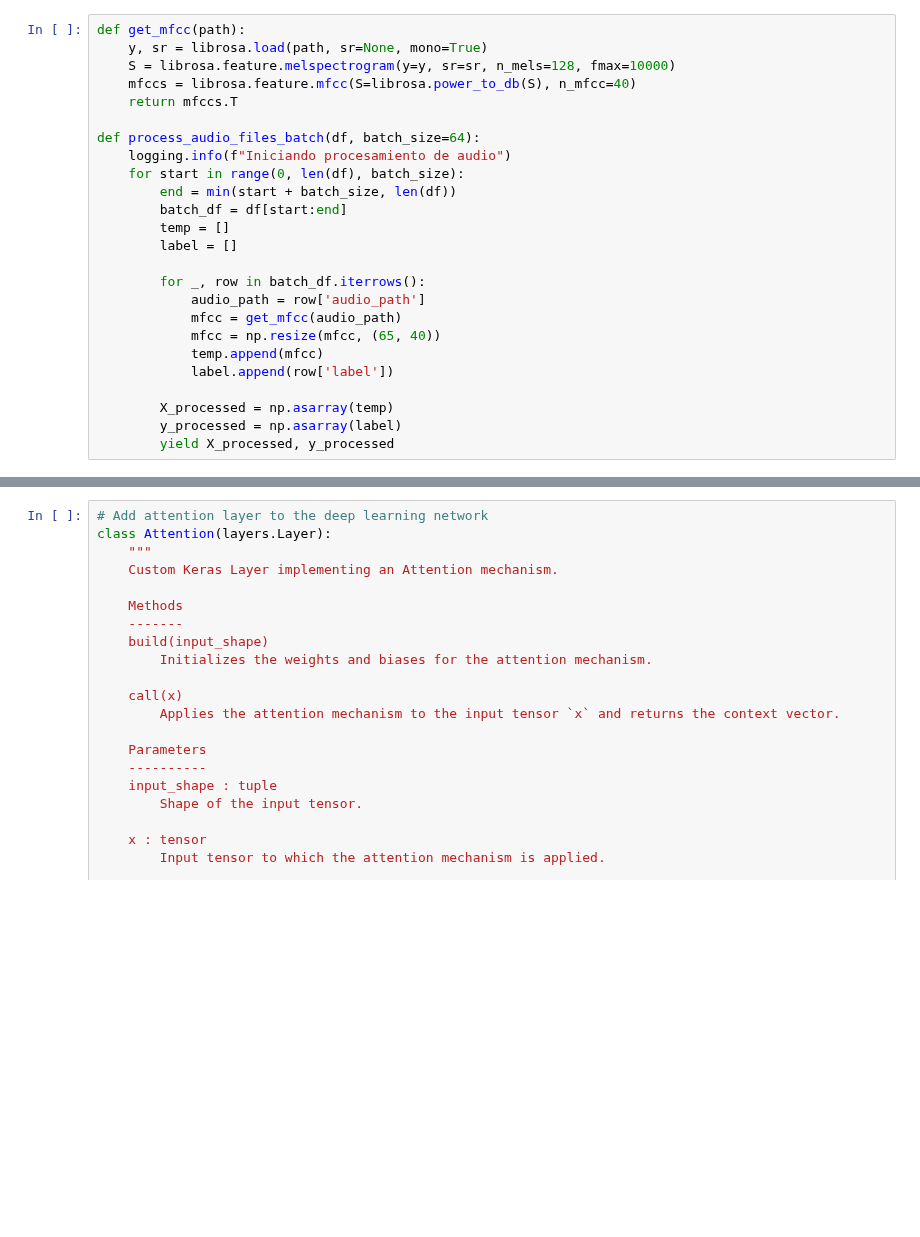
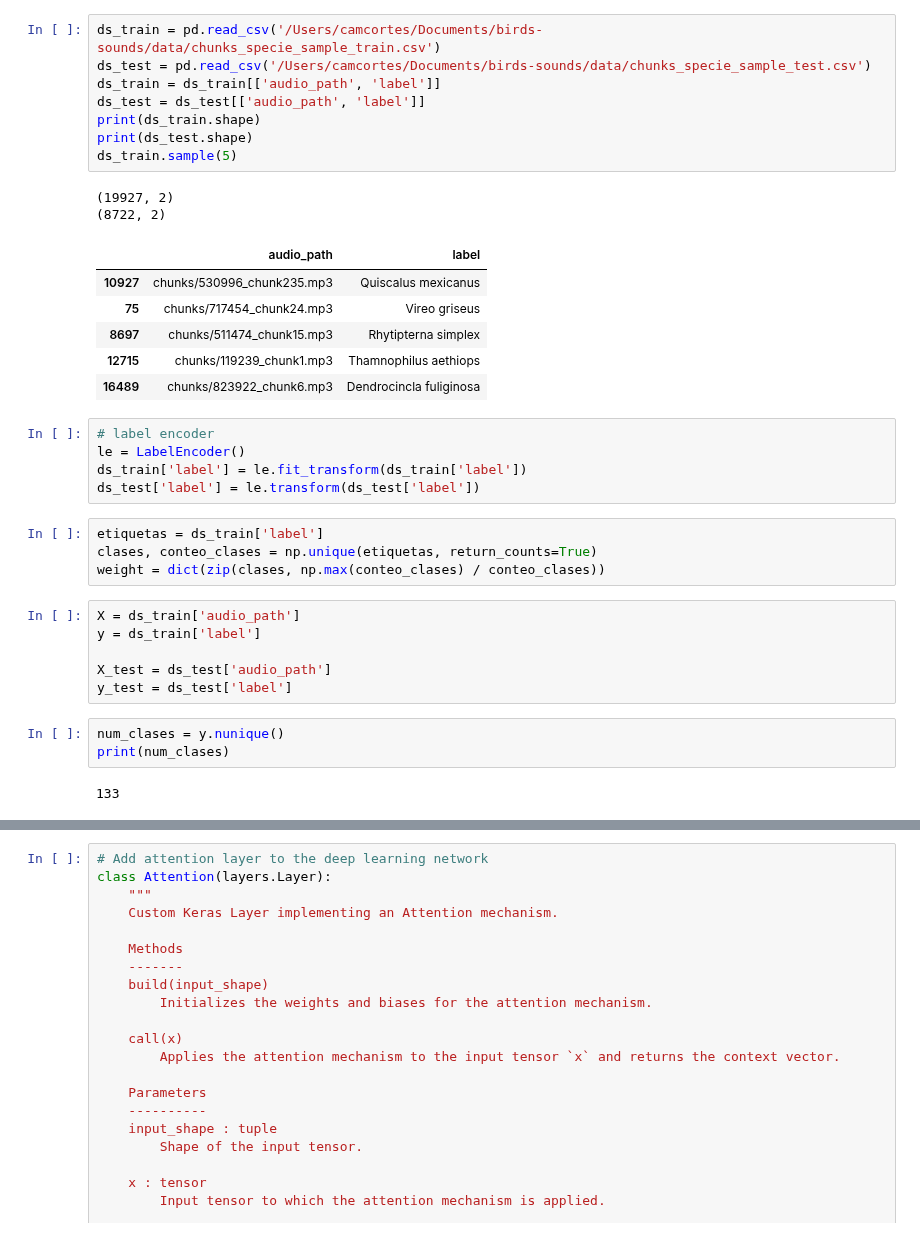
Before and after one commit to camiloacp/The-Evolutionary-Structure-of-Acoustic-Learnability-A-Deep-Learning-Approach-to-Neotropical-Birdsong, a Jupyter notebook: notebooks/04 cnn_lstm_attention_mfcc.ipynb, the cells around one changed output, grey strips where cells are left out. Drawn from its saved outputs; the diff is of its cells as text; blank space fills up the shorter version.

```diff
--- a/notebooks/04 cnn_lstm_attention_mfcc.ipynb
+++ b/notebooks/04 cnn_lstm_attention_mfcc.ipynb
@@ -89,25 +22,37 @@ def get_split_with_label(row):
-# %%
-def get_mfcc(path):
-    y, sr = librosa.load(path, sr=None, mono=True)
-    S = librosa.feature.melspectrogram(y=y, sr=sr, n_mels=128, fmax=10000)
-    mfccs = librosa.feature.mfcc(S=librosa.power_to_db(S), n_mfcc=40)
-    return mfccs.T
-
-def process_audio_files_batch(df, batch_size=64):
-    logging.info(f"Iniciando procesamiento de audio")
-    for start in range(0, len(df), batch_size):
-        end = min(start + batch_size, len(df))
-        batch_df = df[start:end]
-        temp = []
-        label = []
-
-        for _, row in batch_df.iterrows():
-            audio_path = row['audio_path']
-            mfcc = get_mfcc(audio_path)
-            mfcc = np.resize(mfcc, (65, 40))
-            temp.append(mfcc)
-            label.append(row['label'])
-
-        X_processed = np.asarray(temp)
-        y_processed = np.asarray(label)
-        yield X_processed, y_processed
+# %%
+ds_train = pd.read_csv('/Users/camcortes/Documents/birds-sounds/data/chunks_specie_sample_train.csv')
+ds_test = pd.read_csv('/Users/camcortes/Documents/birds-sounds/data/chunks_specie_sample_test.csv')
+ds_train = ds_train[['audio_path', 'label']]
+ds_test = ds_test[['audio_path', 'label']]
+print(ds_train.shape)
+print(ds_test.shape)
+ds_train.sample(5)
+# %% [output]
+(19927, 2)
+(8722, 2)
+|  | audio_path | label |
+| 10927 | chunks/530996_chunk235.mp3 | Quiscalus mexicanus |
+| 75 | chunks/717454_chunk24.mp3 | Vireo griseus |
+| 8697 | chunks/511474_chunk15.mp3 | Rhytipterna simplex |
+| 12715 | chunks/119239_chunk1.mp3 | Thamnophilus aethiops |
+| 16489 | chunks/823922_chunk6.mp3 | Dendrocincla fuliginosa |
+# %%
+# label encoder
+le = LabelEncoder()
+ds_train['label'] = le.fit_transform(ds_train['label'])
+ds_test['label'] = le.transform(ds_test['label'])
+# %%
+etiquetas = ds_train['label']
+clases, conteo_clases = np.unique(etiquetas, return_counts=True)
+weight = dict(zip(clases, np.max(conteo_clases) / conteo_clases))
+# %%
+X = ds_train['audio_path']
+y = ds_train['label']
+
+X_test = ds_test['audio_path']
+y_test = ds_test['label']
+# %%
+num_clases = y.nunique()
+print(num_clases)
+# %% [output]
+133
```
Also changed, not shown: parts of 22 cells of this notebook, 3 other files.
